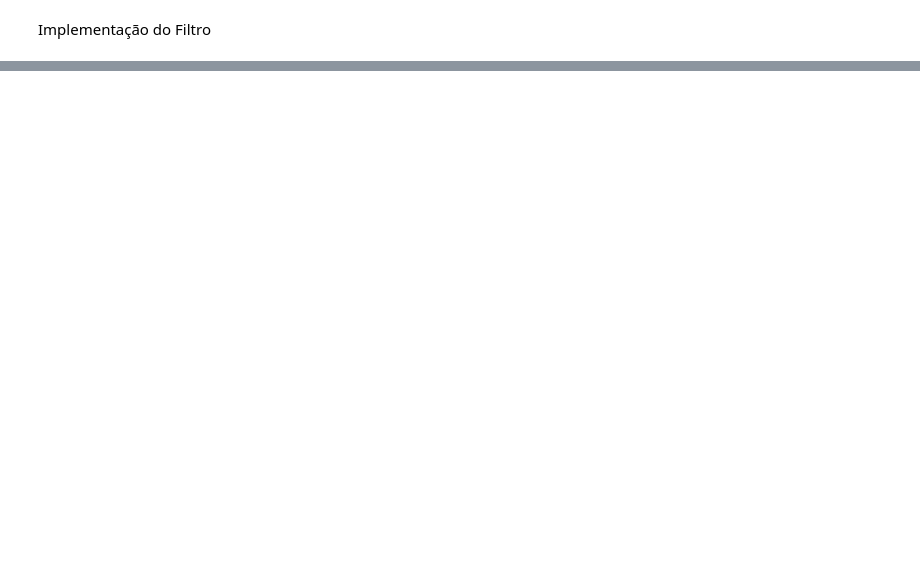
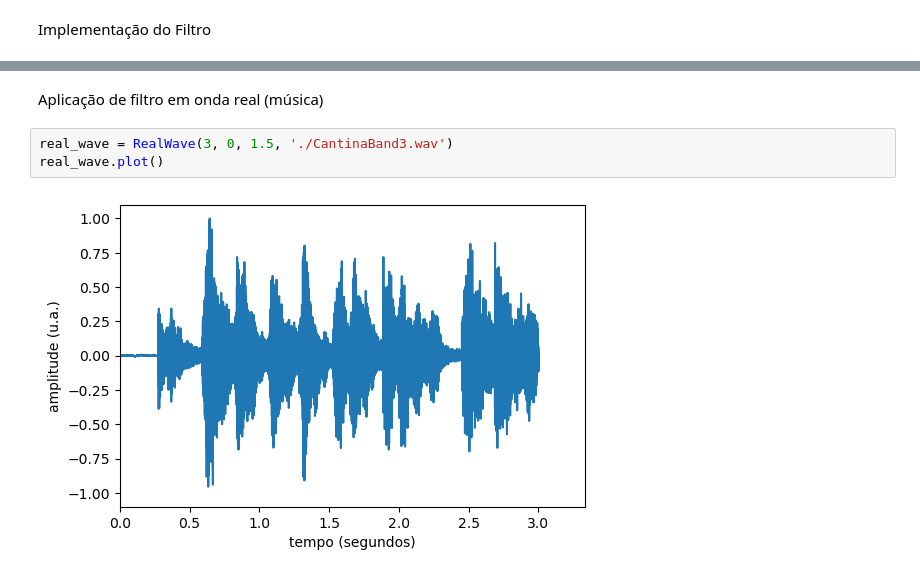
Before and after one commit to marcelo-m-filho/utfpr-el60c-jupyter, a Jupyter notebook: Baby's Second Python FFT.ipynb, the cells around one changed output, grey strips where cells are left out. Saved outputs shown, nothing was run; the diff lists cells and outputs as text; blank space fills up the shorter version.

```diff
--- a/Baby's Second Python FFT.ipynb
+++ b/Baby's Second Python FFT.ipynb
@@ -128,0 +148,7 @@ filtered_square_wave.fft_plot()
+# %% [markdown]
+Aplicação de filtro em onda real (música)
+# %%
+real_wave = RealWave(3, 0, 1.5, './CantinaBand3.wav')
+real_wave.plot()
+# %% [output]
+[figure, added]
```
Also changed, not shown: parts of 15 cells of this notebook, 2 other files.
